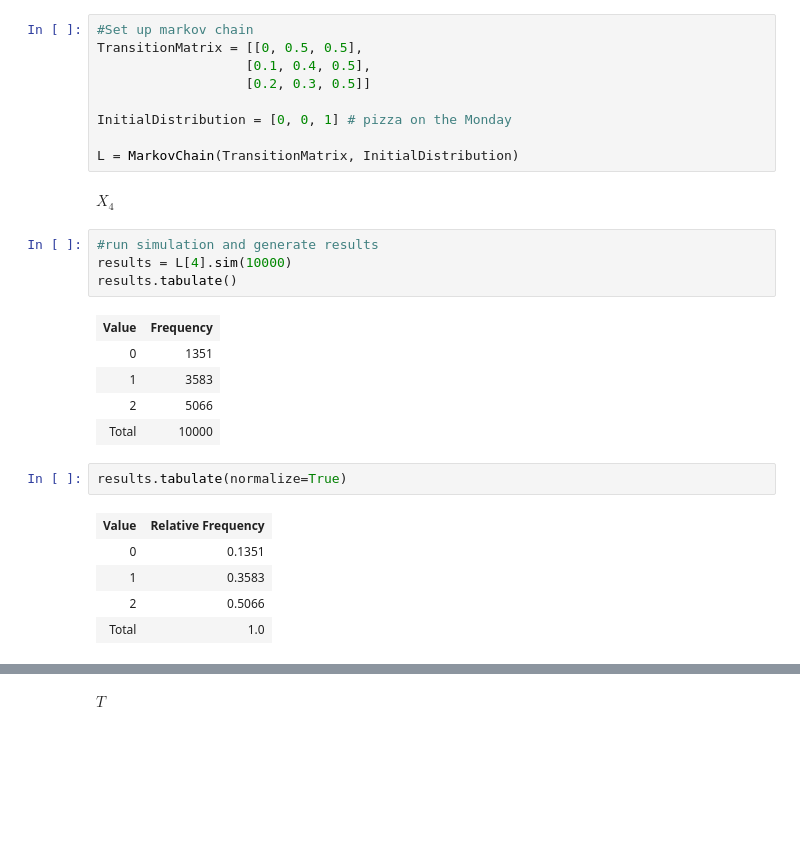
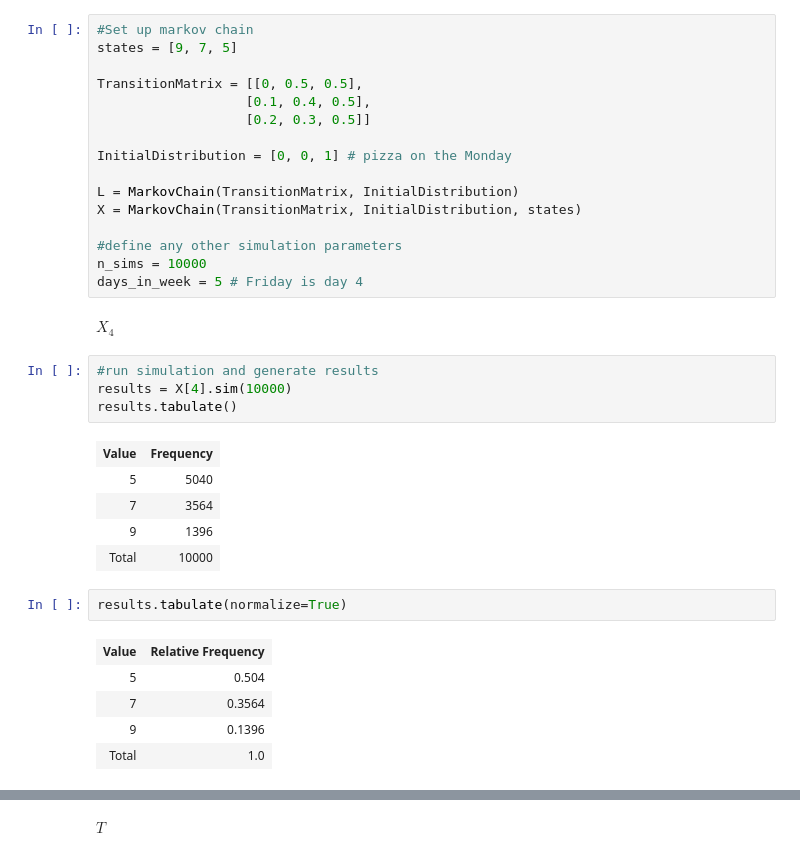
Before and after one commit to NRJaggers/Applied-Stochastic-Processes, a Jupyter notebook: Applications/2-Markov_Chains/Markov_Chains.ipynb, the cells around one changed output, grey strips where cells are left out. Saved outputs shown, nothing was run; the diff lists cells and outputs as text; blank space fills up the shorter version.

```diff
--- a/Applications/2-Markov_Chains/Markov_Chains.ipynb
+++ b/Applications/2-Markov_Chains/Markov_Chains.ipynb
@@ -62,6 +62,8 @@ Approximate the marginal distribution, along with the expected value and standar
 $$X_4 \qquad T \qquad V \qquad W$$
 # %%
 #Set up markov chain
+states = [9, 7, 5]
+
 TransitionMatrix = [[0, 0.5, 0.5],
                    [0.1, 0.4, 0.5],
                    [0.2, 0.3, 0.5]]
@@ -69,23 +71,28 @@ TransitionMatrix = [[0, 0.5, 0.5],
 InitialDistribution = [0, 0, 1] # pizza on the Monday
 
 L = MarkovChain(TransitionMatrix, InitialDistribution)
+X = MarkovChain(TransitionMatrix, InitialDistribution, states)
+
+#define any other simulation parameters
+n_sims = 10000
+days_in_week = 5 # Friday is day 4
 # %% [markdown]
 $X_4$
 # %%
 #run simulation and generate results
-results = L[4].sim(10000)
+results = X[4].sim(10000)
 results.tabulate()
 # %% [output]
 | Value | Frequency |
-| 0 | 1351 |
-| 1 | 3583 |
-| 2 | 5066 |
+| 5 | 5040 |
+| 7 | 3564 |
+| 9 | 1396 |
 | Total | 10000 |
 # %%
 results.tabulate(normalize=True)
 # %% [output]
 | Value | Relative Frequency |
-| 0 | 0.1351 |
-| 1 | 0.3583 |
-| 2 | 0.5066 |
+| 5 | 0.504 |
+| 7 | 0.3564 |
+| 9 | 0.1396 |
 | Total | 1.0 |
```
Also changed, not shown: parts of 8 cells of this notebook.
